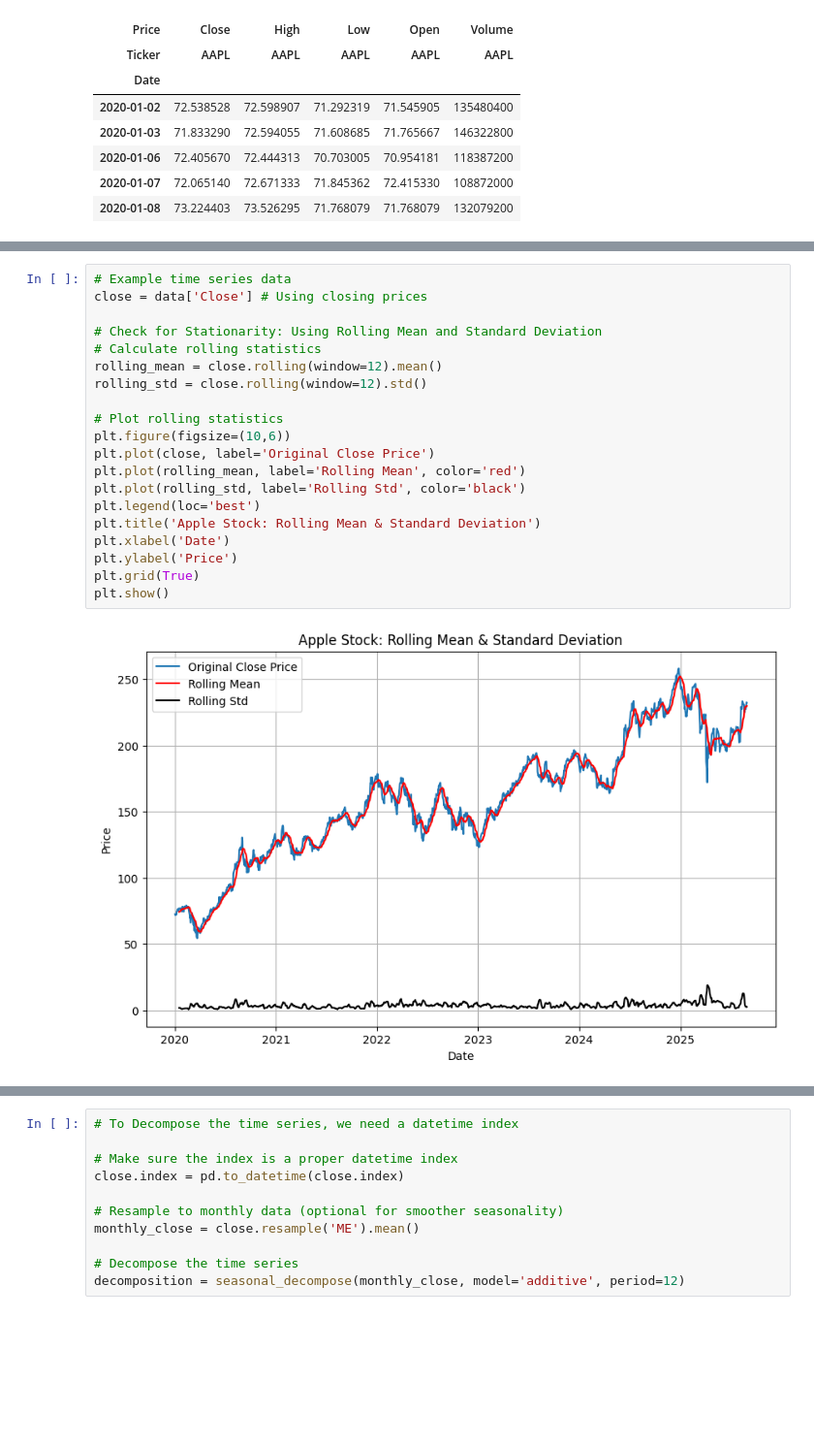
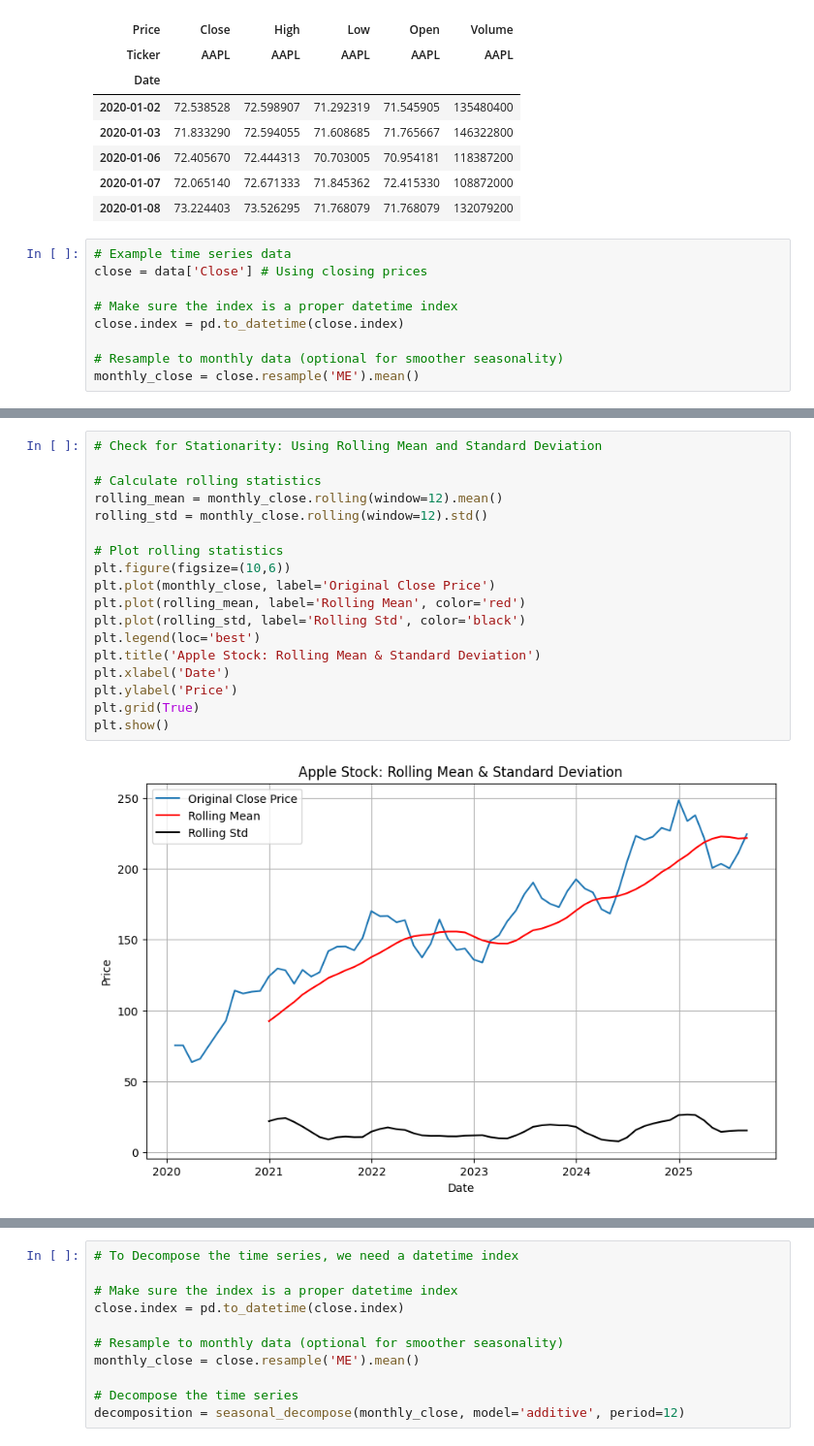
Before and after one commit to Stennas/Time-Series-Analysis, a Jupyter notebook: Apple_Stock_market_Prices.ipynb, the cells around one changed output, grey strips where cells are left out. Shown at 97% size. Cells and saved outputs as stored; diff of their text form; blank space fills up the shorter version.

```diff
--- a/Apple_Stock_market_Prices.ipynb
+++ b/Apple_Stock_market_Prices.ipynb
@@ -18,3 +18,12 @@ data.head(5)
 | 2020-01-06 | 72.405670 | 72.444313 | 70.703005 | 70.954181 | 118387200 |
 | 2020-01-07 | 72.065140 | 72.671333 | 71.845362 | 72.415330 | 108872000 |
 | 2020-01-08 | 73.224403 | 73.526295 | 71.768079 | 71.768079 | 132079200 |
+# %%
+# Example time series data
+close = data['Close'] # Using closing prices
+
+# Make sure the index is a proper datetime index
+close.index = pd.to_datetime(close.index)
+
+# Resample to monthly data (optional for smoother seasonality)
+monthly_close = close.resample('ME').mean()
@@ -21,22 +39,20 @@ data.head(5)
 # %%
-# Example time series data
-close = data['Close'] # Using closing prices
+# Check for Stationarity: Using Rolling Mean and Standard Deviation
 
-# Check for Stationarity: Using Rolling Mean and Standard Deviation
 # Calculate rolling statistics
-rolling_mean = close.rolling(window=12).mean()
-rolling_std = close.rolling(window=12).std()
+rolling_mean = monthly_close.rolling(window=12).mean()
+rolling_std = monthly_close.rolling(window=12).std()
 
 # Plot rolling statistics
 plt.figure(figsize=(10,6))
-plt.plot(close, label='Original Close Price')
+plt.plot(monthly_close, label='Original Close Price')
 plt.plot(rolling_mean, label='Rolling Mean', color='red')
 plt.plot(rolling_std, label='Rolling Std', color='black')
 plt.legend(loc='best')
 plt.title('Apple Stock: Rolling Mean & Standard Deviation')
 plt.xlabel('Date')
 plt.ylabel('Price')
 plt.grid(True)
 plt.show()
 # %% [output]
-[figure, old version]
+[figure, new version]
```
Also changed, not shown: parts of 10 cells of this notebook, 1 other file.
